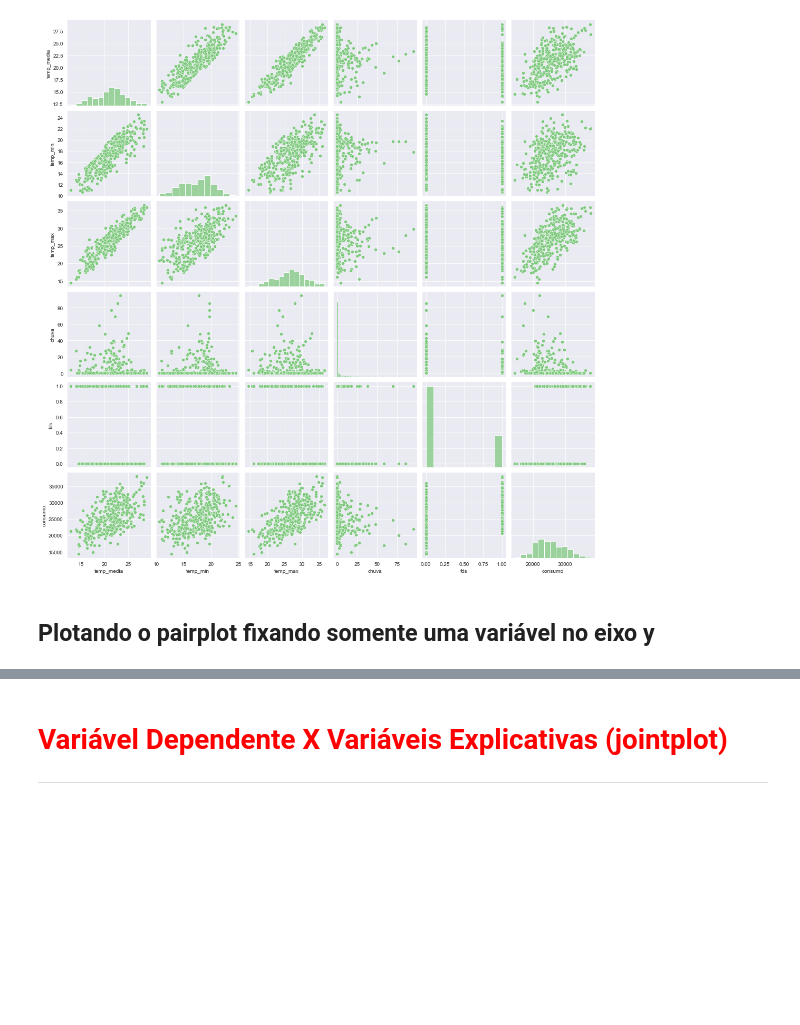
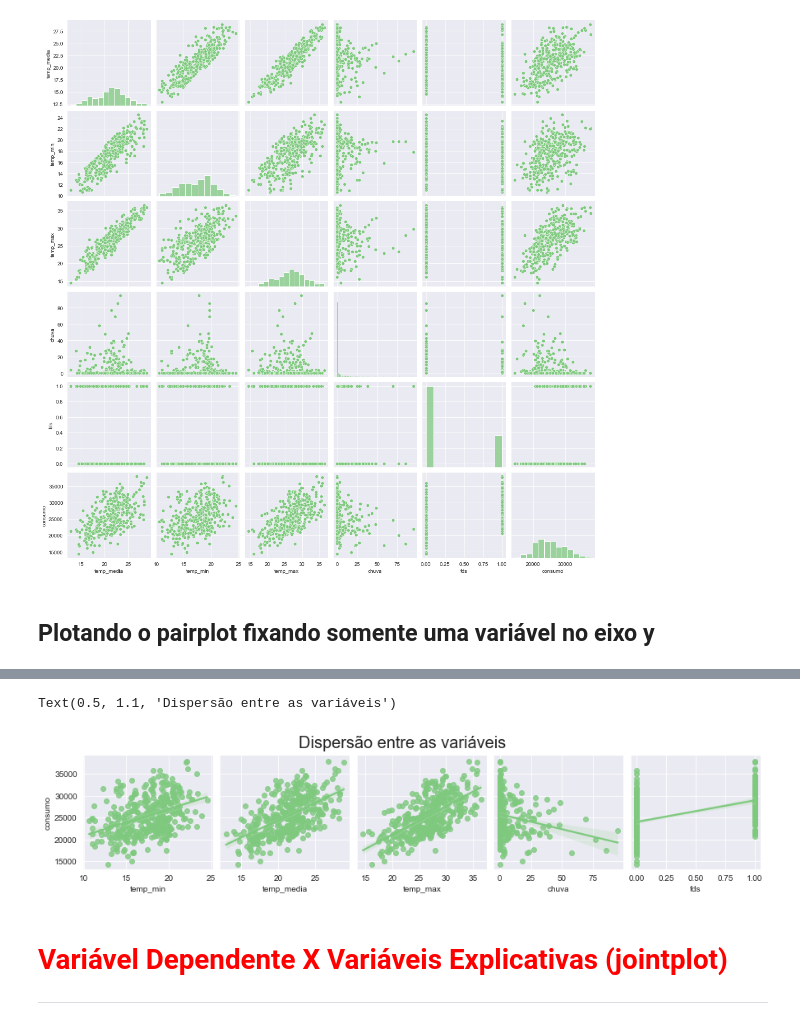
Before and after one commit to fcardosoo/13-Regress-o-linear-testando-rela-es-e-prevendo-resultados, a Jupyter notebook: Projeto/Regressão Linear.ipynb, the cells around one changed output, grey strips where cells are left out. Cells and saved outputs as stored; diff of their text form; code cells hidden in the pictures; blank space fills up the shorter version.

```diff
--- a/Projeto/Regressão Linear.ipynb
+++ b/Projeto/Regressão Linear.ipynb
@@ -239,3 +237,10 @@ Text(0.5, 0.98, 'Dispersão entre as variáveis')
+# %%
+# O Parâmetro kind='reg traça uma reta de regressão no gráfico
+ax = sns.pairplot(dados, y_vars='consumo', x_vars=['temp_min', 'temp_media','temp_max', 'chuva', 'fds'], kind='reg')
+ax.fig.suptitle('Dispersão entre as variáveis', fontsize=20, y=1.1)
+# %% [output]
+Text(0.5, 1.1, 'Dispersão entre as variáveis')
+[figure, added]
 # %% [markdown]
 # <font color='red' style='font-size: 30px;'>Variável Dependente X Variáveis Explicativas (jointplot)</font>
 <hr style='border: 2px solid red;'>
```
Also changed, not shown: parts of 3 cells of this notebook.
